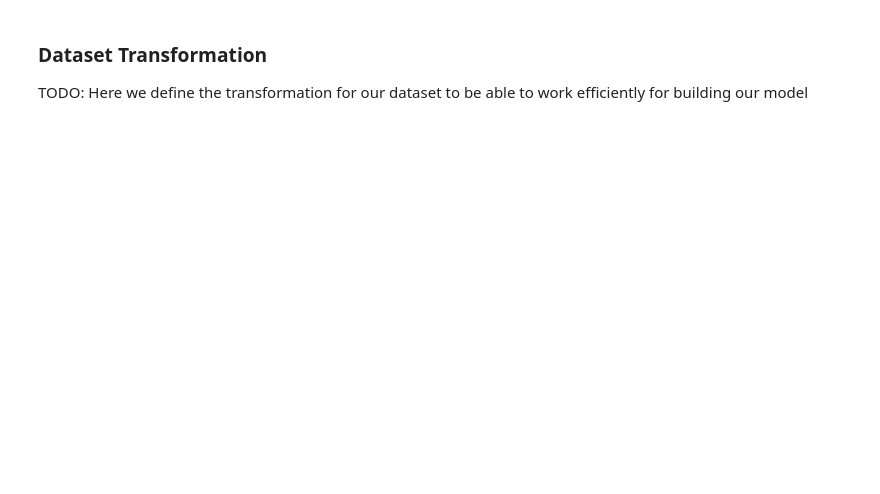
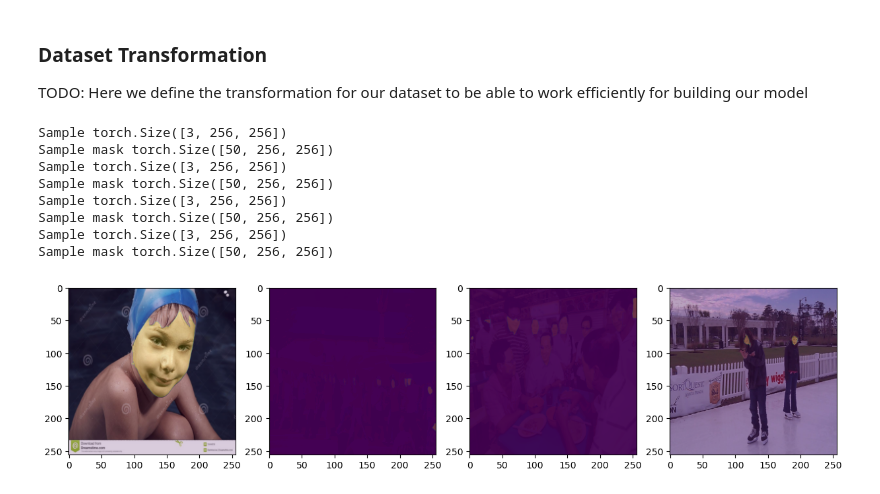
Before and after one commit to DjuloFyro/FaceSegLite, a Jupyter notebook: notebooks/fsl_building_model.ipynb, the cells around one changed output. Drawn from its saved outputs; the diff is of its cells as text; code cells hidden in the pictures; blank space fills up the shorter version.

Commit message:
add: rescaling and to tensor transformation

```diff
--- a/notebooks/fsl_building_model.ipynb
+++ b/notebooks/fsl_building_model.ipynb
@@ -180,9 +316,4 @@ class ToTensor(object):
 # %%
-# TODO
-#data_transform = transforms.Compose([
-#    ToTensor(),
-#    transforms.Resize((224, 224))
-#])
-#
-#fsl_dataset = FslDataset(root_dir='../data/', transform=data_transform)
-#fsl_dataset_loader = DataLoader(fsl_dataset, batch_size=4, shuffle=True, num_workers=4)
+
+fsl_dataset = FslDataset(root_dir='../data/', transform=trans)
+fsl_dataset_loader = DataLoader(fsl_dataset, batch_size=4, shuffle=True, num_workers=4)
@@ -198,0 +320,36 @@ class ToTensor(object):
+# %%
+for batch_idx, batch in enumerate(fsl_dataset_loader):
+    if batch_idx == 1:
+        break
+
+    plt.figure(figsize=(15,10))
+    # Iterate through samples in the batch
+    for i in range(len(batch['image'])):
+        sample = {'image': batch['image'][i], 'masks': batch['masks'][i]}
+
+        print(f"Sample {sample['image'].shape}")
+        print(f"Sample mask {sample['masks'].shape}")
+
+        plt.subplot(1, len(batch['image']), i + 1)
+        plt.imshow(sample['image'].permute(1, 2, 0))
+
+        for mask in sample['masks']:
+            if mask.sum() == 0:
+                continue
+
+            # Does not work idk why
+            #show_mask(mask, plt.gca(), random_color=True)
+
+            plt.imshow(mask, alpha=0.2)
+
+    plt.show()
+# %% [output]
+Sample torch.Size([3, 256, 256])
+Sample mask torch.Size([50, 256, 256])
+Sample torch.Size([3, 256, 256])
+Sample mask torch.Size([50, 256, 256])
+Sample torch.Size([3, 256, 256])
+Sample mask torch.Size([50, 256, 256])
+Sample torch.Size([3, 256, 256])
+Sample mask torch.Size([50, 256, 256])
+[figure, added]
```
Also changed, not shown: parts of 10 cells of this notebook.
